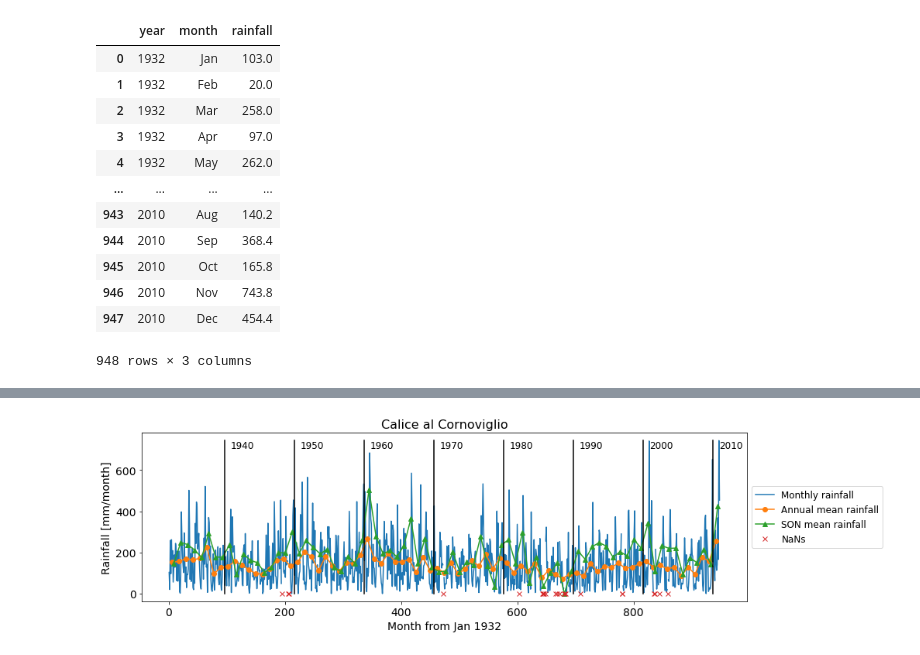
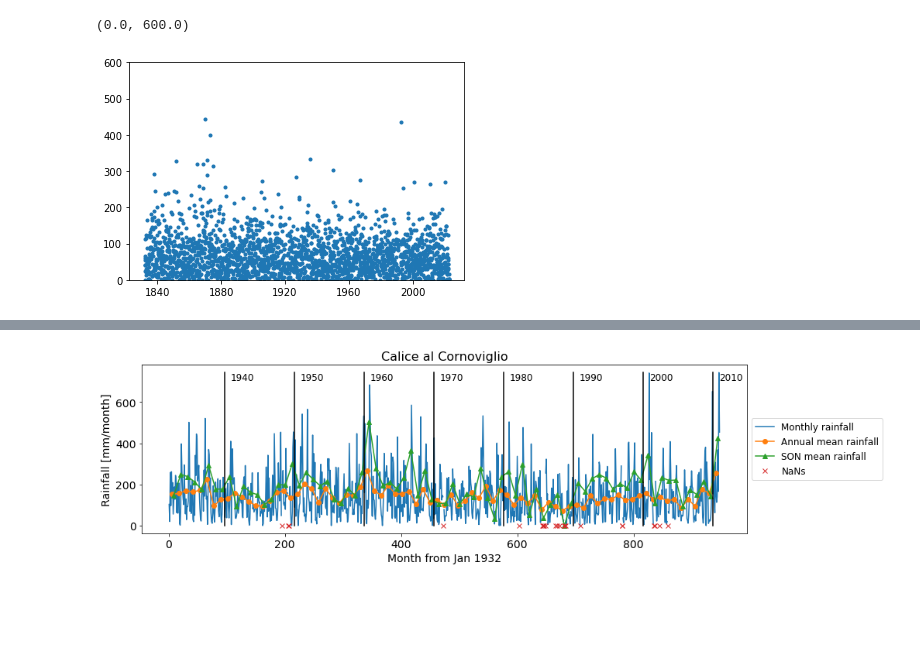
Before and after one commit to agonmer/magra_rainfall, a Jupyter notebook: rainfall_series.ipynb, the cells around one changed output, grey strips where cells are left out. Saved outputs shown, nothing was run; the diff lists cells and outputs as text; code cells hidden in the pictures; blank space fills up the shorter version.

Commit message:
v2 data and NAO data analyzed

```diff
--- a/rainfall_series.ipynb
+++ b/rainfall_series.ipynb
@@ -12,18 +6,16 @@ case_study = 'calice'; title_str = 'Calice al Cornoviglio'
-# %%
-filename = case_study + '.txt'
-df = pd.read_csv(filename,delimiter='\t')
-df
-# %% [output]
-|  | year | month | rainfall |
-| 0 | 1932 | Jan | 103.0 |
-| 1 | 1932 | Feb | 20.0 |
-| 2 | 1932 | Mar | 258.0 |
-| 3 | 1932 | Apr | 97.0 |
-| 4 | 1932 | May | 262.0 |
-| ... | ... | ... | ... |
-| 943 | 2010 | Aug | 140.2 |
-| 944 | 2010 | Sep | 368.4 |
-| 945 | 2010 | Oct | 165.8 |
-| 946 | 2010 | Nov | 743.8 |
-| 947 | 2010 | Dec | 454.4 |
-948 rows × 3 columns
+# %%
+# v2 data
+case_study = 'firenze'; title_str = 'Firenze'
+#case_study = 'genova'; title_str = 'Genova'
+#case_study = 'pisa'; title_str = 'Pisa'
+#case_study = 'sarzana'; title_str = 'Sarzana'
+#case_study = 'savona'; title_str = 'Savona'
+#case_study = 'spezia'; title_str = 'Spezia'
+
+path2data = "./data/"
+# %%
+# Read the filename of interest.
+filename = case_study + '.csv'
+df = pd.read_csv(path2data+'v2/'+filename)
+df['date']= pd.to_datetime(df['date'])
+time = df.date.to_numpy()
@@ -29,0 +37,6 @@ df
+# %%
+plt.plot(time,df.rainfall,'.')
+plt.ylim([0,600])
+# %% [output]
+(0.0, 600.0)
+[figure, added]
```
Also changed, not shown: parts of 11 cells of this notebook.
